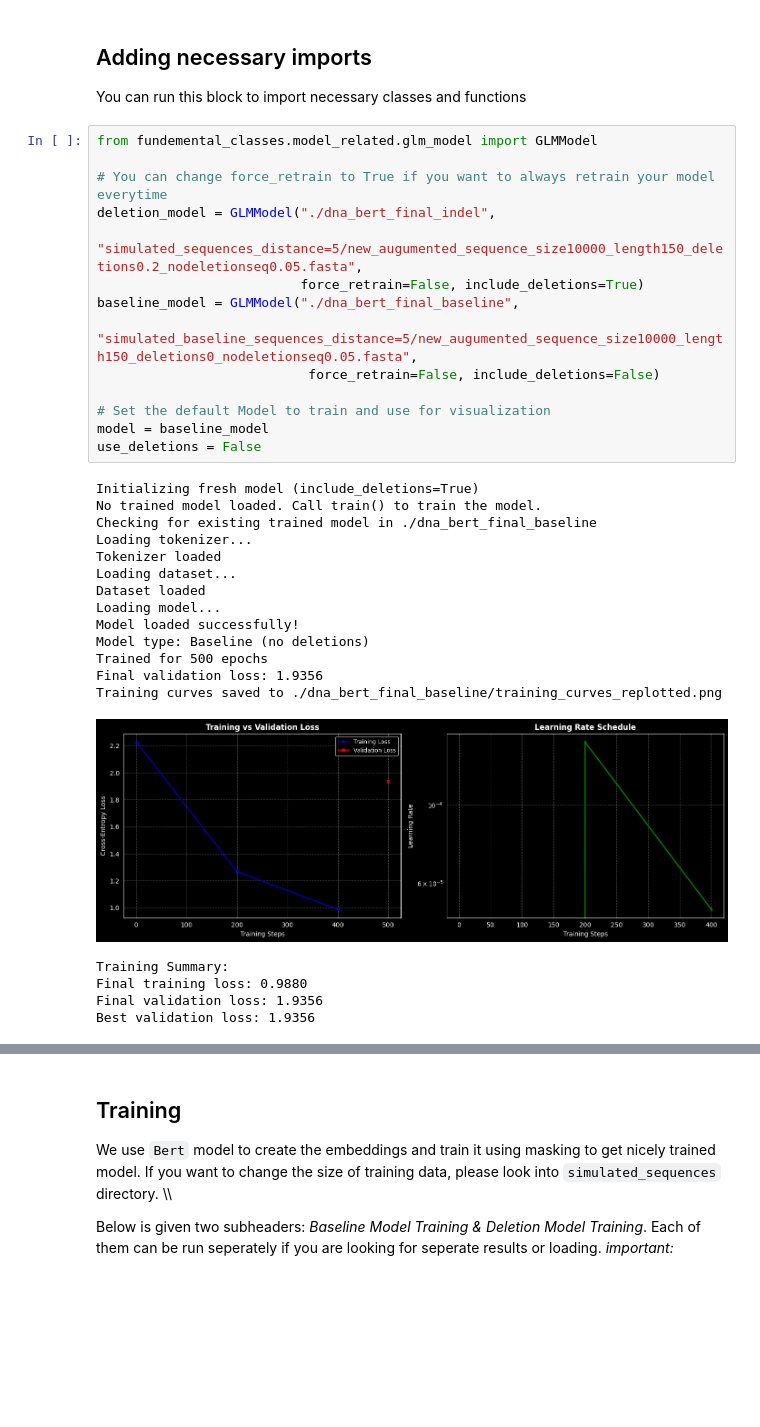
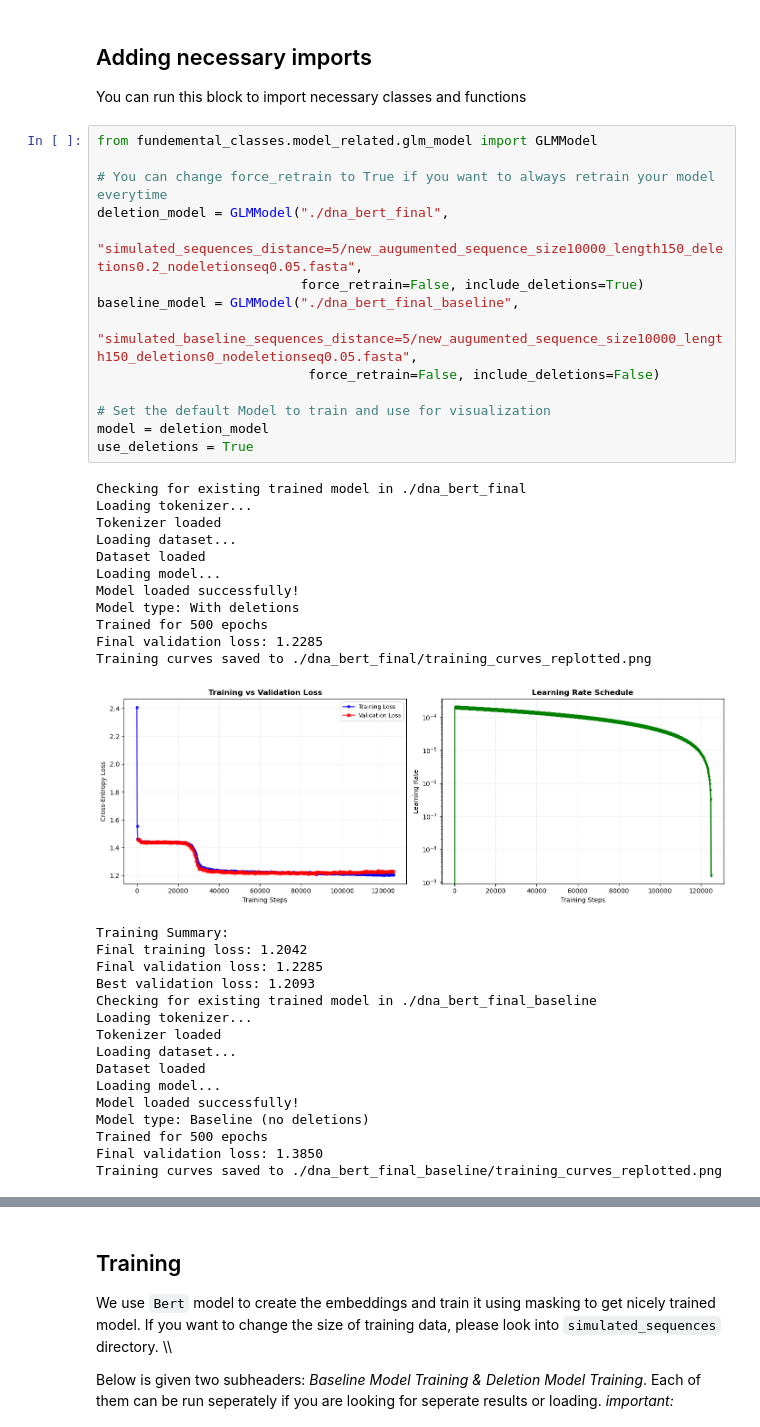
Before and after one commit to giokepa/Sysgen-GLM-for-Indels, a Jupyter notebook: visualize_data.ipynb, the cells around one changed output, grey strips where cells are left out. Saved outputs shown, nothing was run; the diff lists cells and outputs as text; blank space fills up the shorter version.

```diff
--- a/visualize_data.ipynb
+++ b/visualize_data.ipynb
@@ -7,33 +7,42 @@ You can run this block to import necessary classes and functions
 # %%
 from fundemental_classes.model_related.glm_model import GLMModel
 
 # You can change force_retrain to True if you want to always retrain your model everytime
-deletion_model = GLMModel("./dna_bert_final_indel",
+deletion_model = GLMModel("./dna_bert_final",
                           "simulated_sequences_distance=5/new_augumented_sequence_size10000_length150_deletions0.2_nodeletionseq0.05.fasta",
                           force_retrain=False, include_deletions=True)
 baseline_model = GLMModel("./dna_bert_final_baseline",
                            "simulated_baseline_sequences_distance=5/new_augumented_sequence_size10000_length150_deletions0_nodeletionseq0.05.fasta",
                            force_retrain=False, include_deletions=False)
 
 # Set the default Model to train and use for visualization
-model = baseline_model
-use_deletions = False
+model = deletion_model
+use_deletions = True
 # %% [output]
-Initializing fresh model (include_deletions=True)
-No trained model loaded. Call train() to train the model.
-Checking for existing trained model in ./dna_bert_final_baseline
+Checking for existing trained model in ./dna_bert_final
 Loading tokenizer...
 Tokenizer loaded
 Loading dataset...
 Dataset loaded
 Loading model...
 Model loaded successfully!
-Model type: Baseline (no deletions)
+Model type: With deletions
 Trained for 500 epochs
-Final validation loss: 1.9356
-Training curves saved to ./dna_bert_final_baseline/training_curves_replotted.png
+Final validation loss: 1.2285
+Training curves saved to ./dna_bert_final/training_curves_replotted.png
-[figure, old version]
+[figure, new version]
 Training Summary:
-Final training loss: 0.9880
-Final validation loss: 1.9356
-Best validation loss: 1.9356
+Final training loss: 1.2042
+Final validation loss: 1.2285
+Best validation loss: 1.2093
+Checking for existing trained model in ./dna_bert_final_baseline
+Loading tokenizer...
+Tokenizer loaded
+Loading dataset...
+Dataset loaded
+Loading model...
+Model loaded successfully!
+Model type: Baseline (no deletions)
+Trained for 500 epochs
+Final validation loss: 1.3850
+Training curves saved to ./dna_bert_final_baseline/training_curves_replotted.png
```
Also changed, not shown: parts of 4 cells of this notebook, 6 other files.
